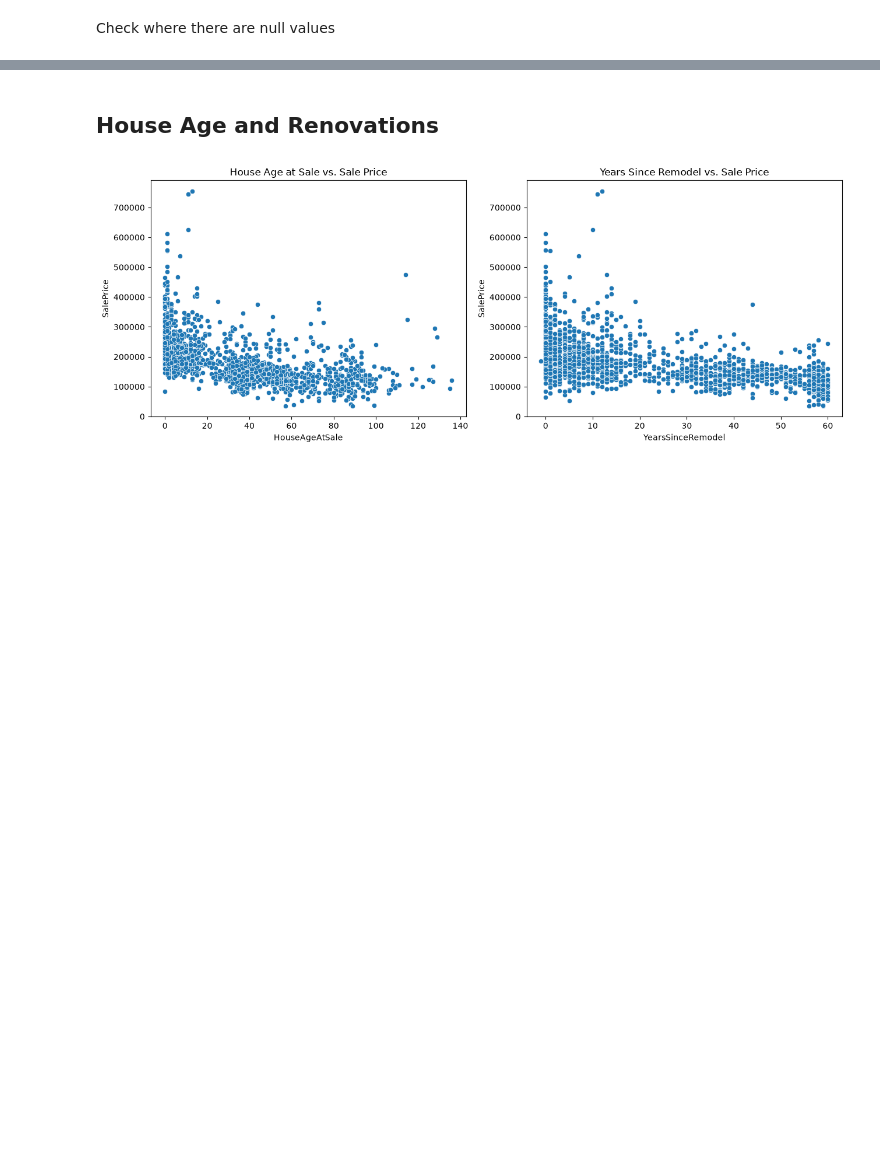
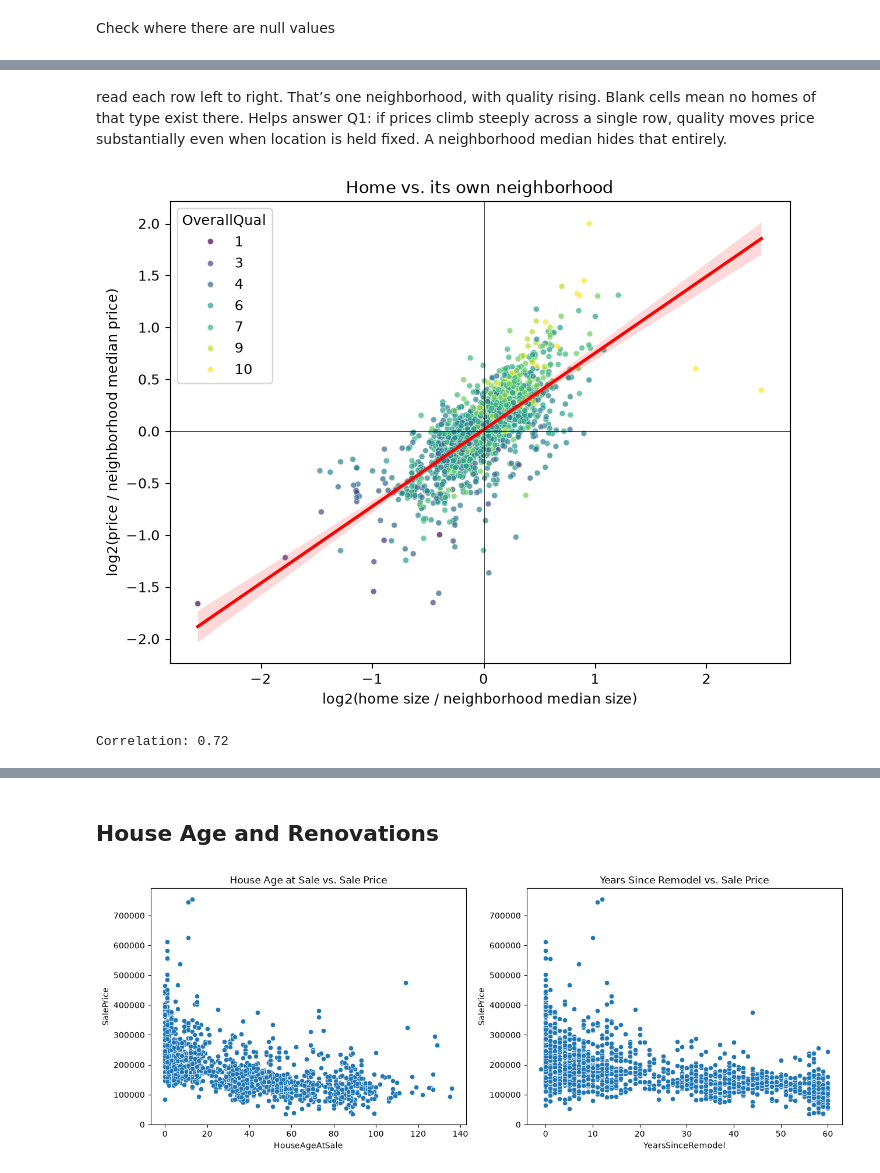
Before and after one commit to Kbeaty26/DS701-Midterm-Project, a Jupyter notebook: scripts/eda.ipynb, the cells around one changed output, grey strips where cells are left out. Cells and saved outputs as stored; diff of their text form; code cells hidden in the pictures; blank space fills up the shorter version.

```diff
--- a/scripts/eda.ipynb
+++ b/scripts/eda.ipynb
@@ -158,0 +118,21 @@ plt.show()
+# %% [markdown]
+read each row left to right. That’s one neighborhood, with quality rising. Blank cells mean no homes of that type exist there.
+Helps answer Q1: if prices climb steeply across a single row, quality moves price substantially even when location is held fixed.
+A neighborhood median hides that entirely.
+# %%
+df['RelPrice'] = df['SalePrice'] / df.groupby('Neighborhood')['SalePrice'].transform('median')
+df['RelSF'] = df['TotalSF'] / df.groupby('Neighborhood')['TotalSF'].transform('median')
+
+plt.figure(figsize=(8,6))
+sns.scatterplot(x=np.log2(df['RelSF']), y=np.log2(df['RelPrice']),
+                hue=df['OverallQual'], palette='viridis', s=18, alpha=0.7)
+sns.regplot(x=np.log2(df['RelSF']), y=np.log2(df['RelPrice']), scatter=False, color='red')
+plt.axhline(0, color='k', lw=0.5); plt.axvline(0, color='k', lw=0.5)
+plt.xlabel('log2(home size / neighborhood median size)')
+plt.ylabel('log2(price / neighborhood median price)')
+plt.title('Home vs. its own neighborhood')
+plt.show()
+print('Correlation:', round(np.log2(df['RelSF']).corr(np.log2(df['RelPrice'])), 2))
+# %% [output]
+[figure, added]
+Correlation: 0.72
```
Also changed, not shown: parts of 46 cells of this notebook, 3 other files.
